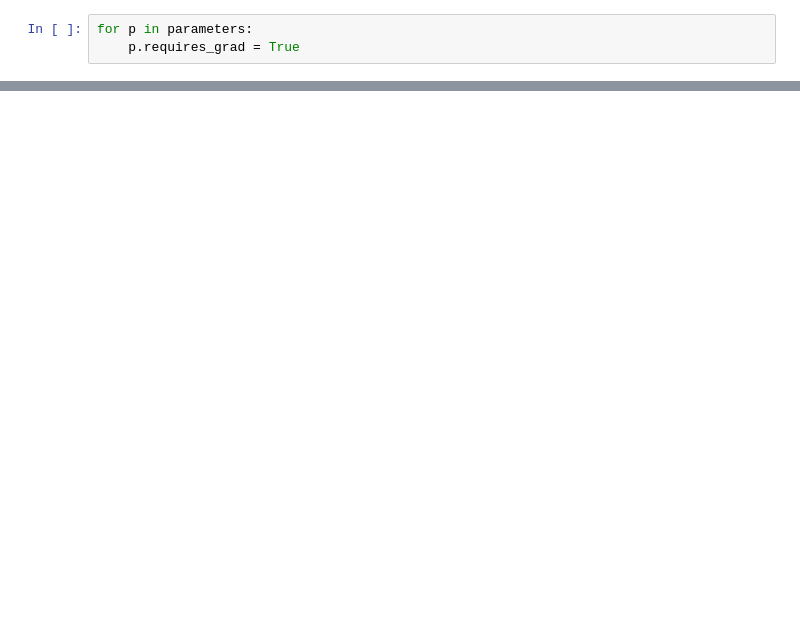
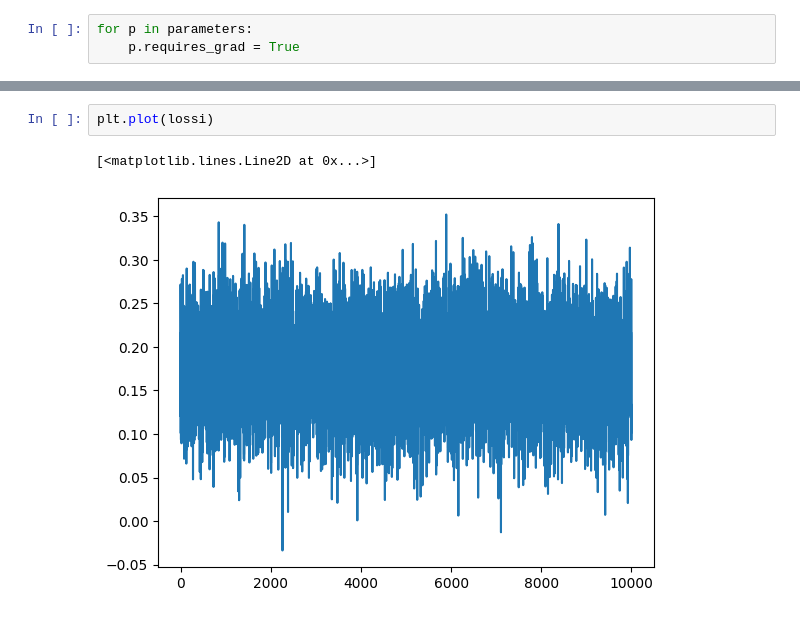
Before and after one commit to aryamanbgupta/Match_Prediction, a Jupyter notebook: notebooks/model_development.ipynb, the cells around one changed output, grey strips where cells are left out. Drawn from its saved outputs; the diff is of its cells as text; blank space fills up the shorter version.

```diff
--- a/notebooks/model_development.ipynb
+++ b/notebooks/model_development.ipynb
@@ -104,0 +301,5 @@ for _ in range (10):
+# %%
+plt.plot(lossi)
+# %% [output]
+[<matplotlib.lines.Line2D at 0x...>]
+[figure, added]
```
Also changed, not shown: parts of 19 cells of this notebook, 1 other file.
